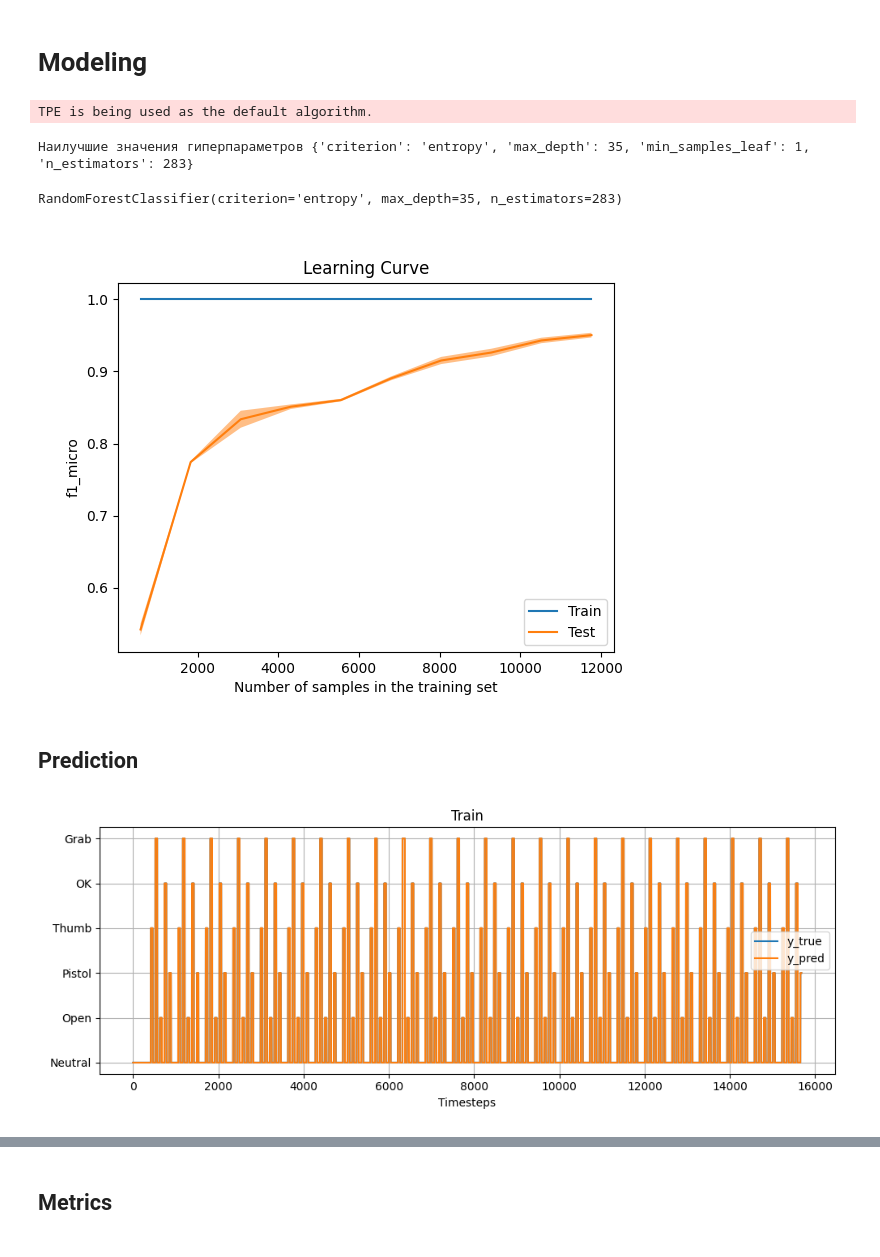
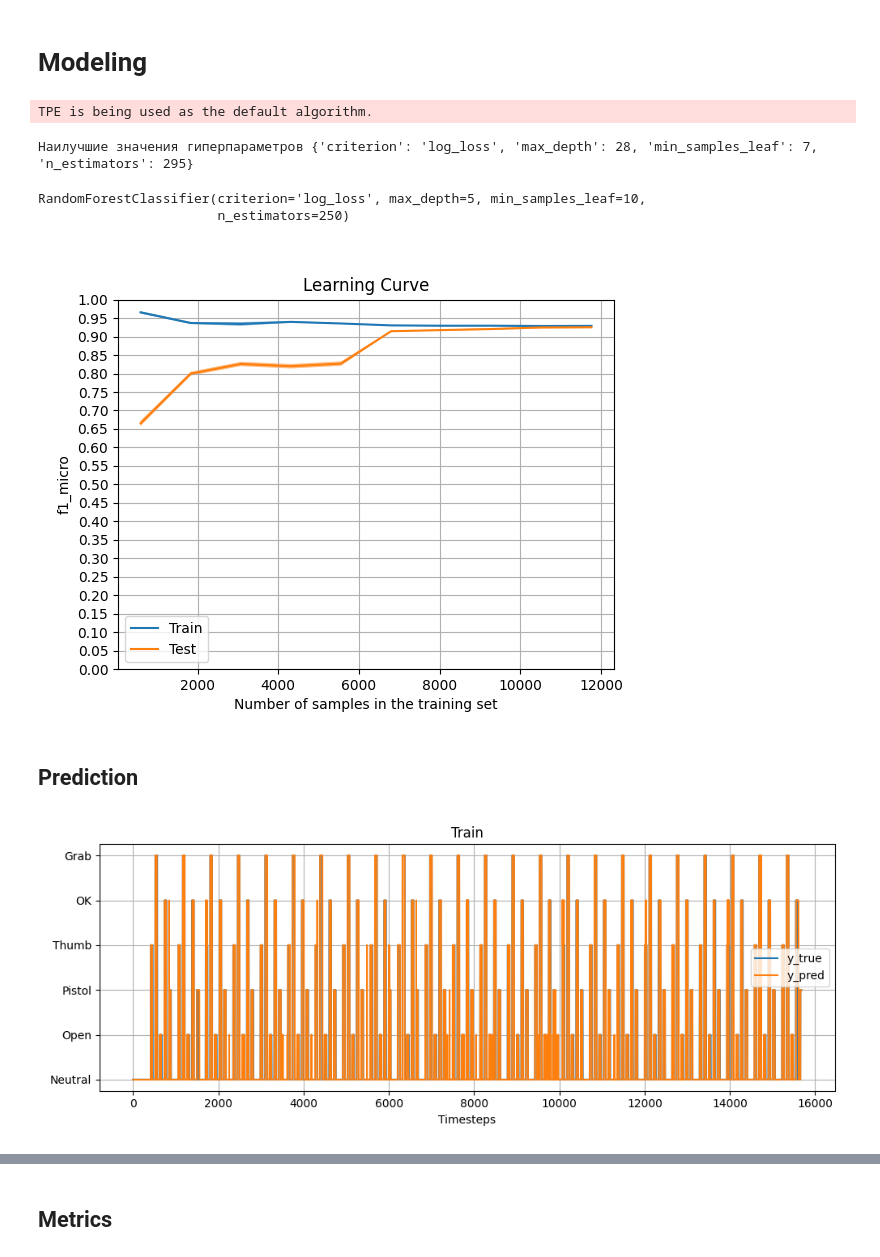
Before and after one commit to DenisBaburin/motorika_internship_team2, a Jupyter notebook: main.ipynb, the cells around one changed output, grey strips where cells are left out. Saved outputs shown, nothing was run; the diff lists cells and outputs as text; code cells hidden in the pictures.

```diff
--- a/main.ipynb
+++ b/main.ipynb
@@ -340,13 +343,17 @@ from sklearn.model_selection import cross_val_score, learning_curve, StratifiedK
 # %%
 # зададим модель
 model_name = RandomForestClassifier
+solver = ['lbfgs', 'liblinear', 'newton-cg', 'newton-cholesky', 'sag', 'saga']
 criterion = ['gini','entropy','log_loss']
 # зададим пространство поиска гиперпараметров
 space={
-       'criterion': hp.choice('criterion',criterion),
-       'n_estimators': scope.int(hp.quniform('n_estimators', 1, 350,1)),
-       'max_depth' : scope.int(hp.quniform('max_depth', 1, 35,1)),
-       'min_samples_leaf': scope.int(hp.quniform('min_samples_leaf', 1, 15,1)),
+       #'criterion': hp.choice('criterion',criterion),
+       #'n_estimators': scope.int(hp.quniform('n_estimators', 1, 350,1)),
+       #'max_depth': scope.int(hp.quniform('max_depth', 1, 35,1)),
+       #'min_samples_leaf': scope.int(hp.quniform('min_samples_leaf', 1, 15,1)),
+       #'C': hp.uniform('C', 0.01, 10),
+       #'solver': hp.choice('solver',solver),
+       #'max_iter': scope.int(hp.quniform('max_iter', 100, 10000, 100))
       }
 # функция которую оптимизируем
 def hyperopt_rf(params, cv=5, X=X_train, y=y_train):
@@ -358,7 +365,7 @@ def hyperopt_rf(params, cv=5, X=X_train, y=y_train):
 trials = Trials() # используется для логирования результатов
 best=fmin(hyperopt_rf, # наша функция
         space=space, # пространство гиперпараметров
-        max_evals=50, # максимальное количество итераций
+        max_evals=10, # максимальное количество итераций
         timeout=180, # время выполнения
         trials=trials, # логирование результатов
         )
@@ -366,40 +373,45 @@ best=fmin(hyperopt_rf, # наша функция
 for key,val in best.items():
     if key == 'criterion': # Если параметр criterion то берём значение из списка criterion
         best[key] = criterion[val]
+    elif key == 'solver': # Если параметр solver то берём значение из списка solver
+        best[key] = solver[val]
     elif val % 1 == 0: # Если число без цифр после запятой, но float, то меняем на int
         best[key] = int(val)
 print(f"Наилучшие значения гиперпараметров {best}")
 # %% [output]
 TPE is being used as the default algorithm.
-Наилучшие значения гиперпараметров {'criterion': 'entropy', 'max_depth': 35, 'min_samples_leaf': 1, 'n_estimators': 283}
+Наилучшие значения гиперпараметров {'criterion': 'log_loss', 'max_depth': 28, 'min_samples_leaf': 7, 'n_estimators': 295}
 # %%
 # Создание модели
 model = model_name(**best)
 
 model.fit(X=X_train, y=y_train)
 # %% [output]
-RandomForestClassifier(criterion='entropy', max_depth=35, n_estimators=283)
+RandomForestClassifier(criterion='log_loss', max_depth=5, min_samples_leaf=10,
+                       n_estimators=250)
 # %%
 # Функция построения графика кривой обучения
 def plot_learning_curve(model, X, y, cv=4, scoring="f1_micro"):
     # Вычисляем координаты для построения кривой обучения
     skf = StratifiedKFold(n_splits=cv, shuffle=True) # кросс валидация
     train_sizes, train_scores, valid_scores = learning_curve(
         estimator=model,  # модель
         X=X,  # матрица наблюдений X
         y=y,  # вектор ответов y
         cv=skf, # кросс валидатор
         scoring=scoring,  # метрика
         train_sizes=np.linspace(0.05,1,10), # Кол-во разбиений
     )
     display = LearningCurveDisplay(train_sizes=train_sizes,train_scores=train_scores,test_scores=valid_scores,score_name=scoring)
     display.plot()
     plt.title('Learning Curve')
+    plt.yticks(np.arange(0,1.05,0.05))
+    plt.grid()
     plt.show()
     return display
 learn_curve_plot = plot_learning_curve(model,X_train,y_train)
 # %% [output]
-[figure, old version]
+[figure, new version]
 # %% [markdown]
 ## Prediction
 # %%
@@ -418,7 +430,7 @@ plt.legend()
 plt.title('Train')
 plt.tight_layout()
 # %% [output]
-[figure, old version]
+[figure, new version]
 # %%
 # График истинных и предсказанных значений таргета в тестовых данных
 fig = plt.figure(figsize=(10, 4))
```
Also changed, not shown: parts of 7 cells of this notebook, 1 other file.
